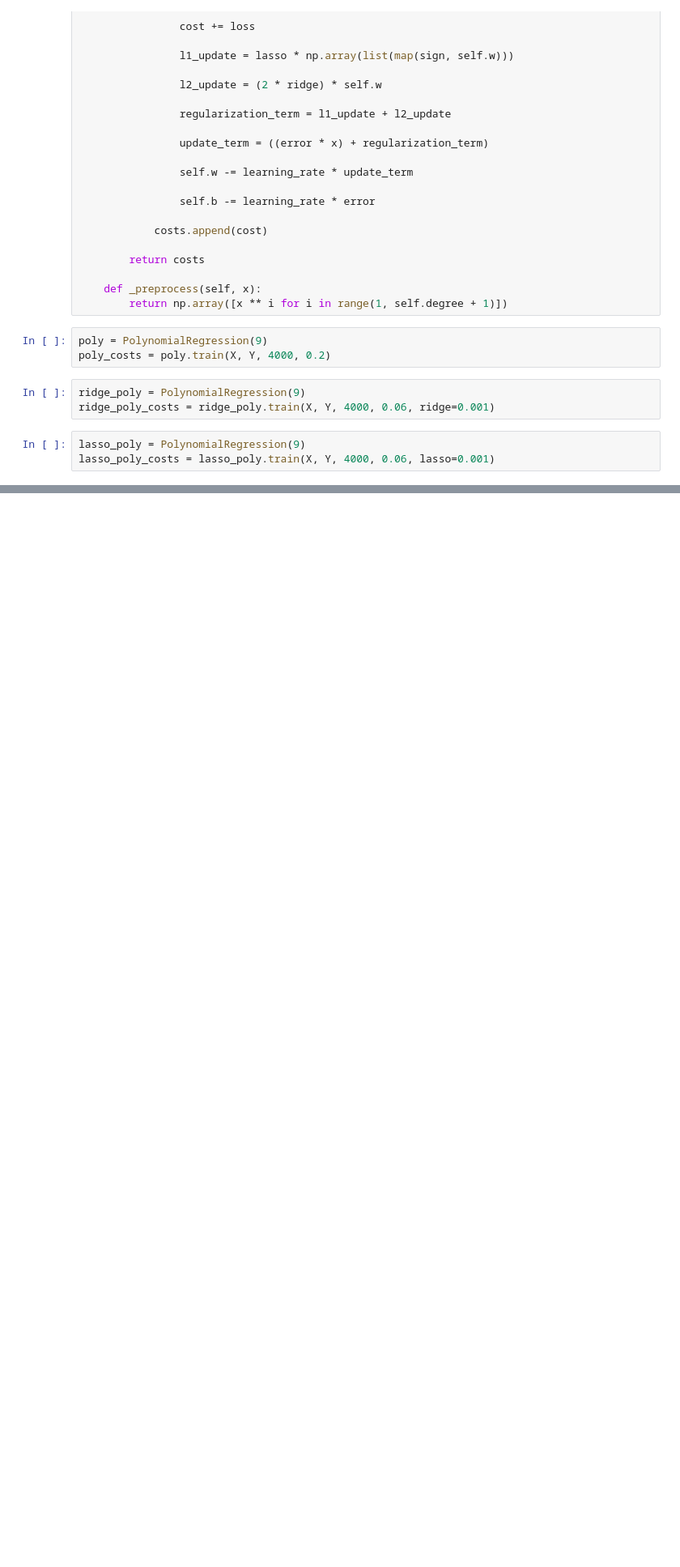
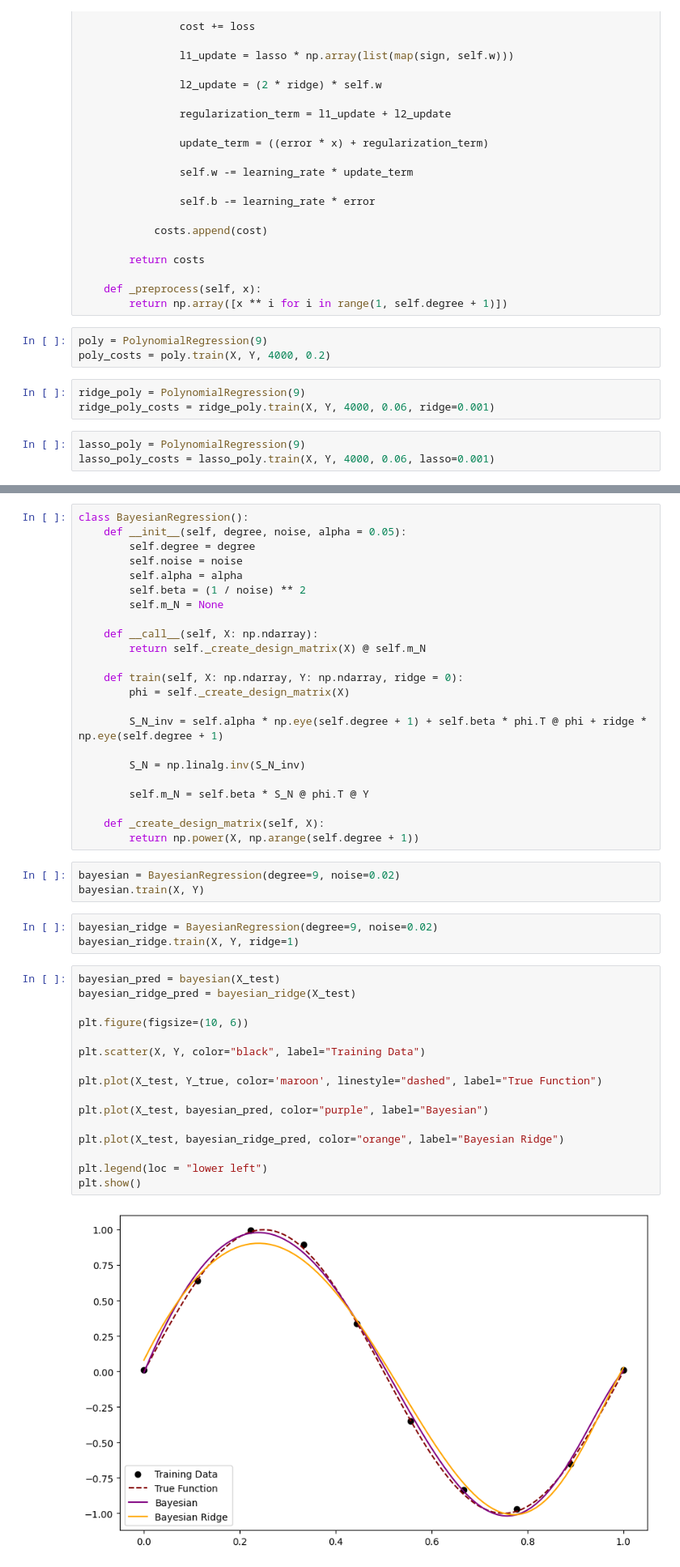
Before and after one commit to R-m1n/SBU, a Jupyter notebook: Machine Learning/assignment-a.ipynb, the cells around one changed output, grey strips where cells are left out. Shown: that part at 81% size. Cells and saved outputs as stored; diff of their text form; blank space fills up the shorter version.

```diff
--- a/Machine Learning/assignment-a.ipynb
+++ b/Machine Learning/assignment-a.ipynb
@@ -96,0 +111,47 @@ plt.show()
+# %%
+class BayesianRegression():
+    def __init__(self, degree, noise, alpha = 0.05):
+        self.degree = degree
+        self.noise = noise
+        self.alpha = alpha
+        self.beta = (1 / noise) ** 2
+        self.m_N = None
+
+    def __call__(self, X: np.ndarray):
+        return self._create_design_matrix(X) @ self.m_N
+
+    def train(self, X: np.ndarray, Y: np.ndarray, ridge = 0):
+        phi = self._create_design_matrix(X)
+
+        S_N_inv = self.alpha * np.eye(self.degree + 1) + self.beta * phi.T @ phi + ridge * np.eye(self.degree + 1)
+
+        S_N = np.linalg.inv(S_N_inv)
+
+        self.m_N = self.beta * S_N @ phi.T @ Y
+
+    def _create_design_matrix(self, X):
+        return np.power(X, np.arange(self.degree + 1))
+# %%
+bayesian = BayesianRegression(degree=9, noise=0.02)
+bayesian.train(X, Y)
+# %%
+bayesian_ridge = BayesianRegression(degree=9, noise=0.02)
+bayesian_ridge.train(X, Y, ridge=1)
+# %%
+bayesian_pred = bayesian(X_test)
+bayesian_ridge_pred = bayesian_ridge(X_test)
+
+plt.figure(figsize=(10, 6))
+
+plt.scatter(X, Y, color="black", label="Training Data")
+
+plt.plot(X_test, Y_true, color='maroon', linestyle="dashed", label="True Function")
+
+plt.plot(X_test, bayesian_pred, color="purple", label="Bayesian")
+
+plt.plot(X_test, bayesian_ridge_pred, color="orange", label="Bayesian Ridge")
+
+plt.legend(loc = "lower left")
+plt.show()
+# %% [output]
+[figure, added]
```
Also changed, not shown: parts of 5 cells of this notebook.
